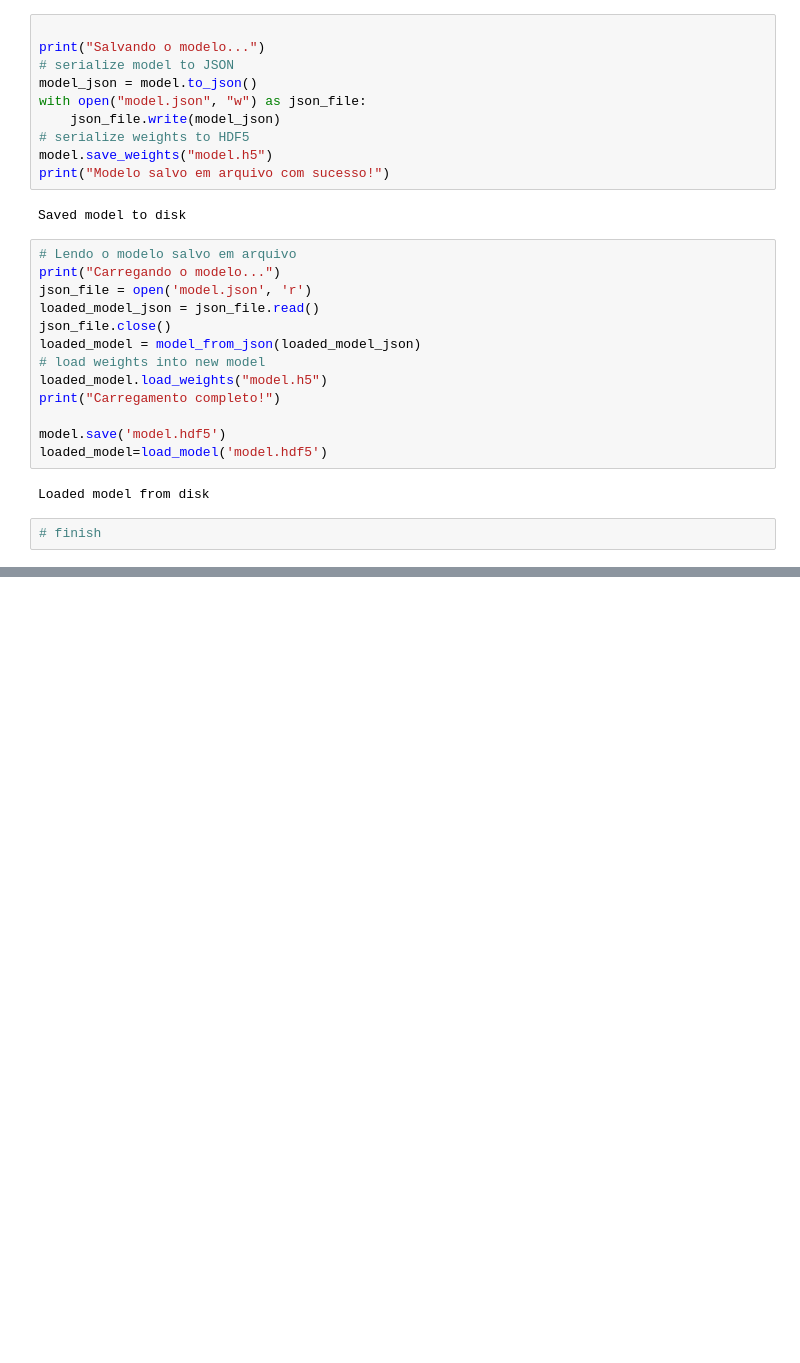
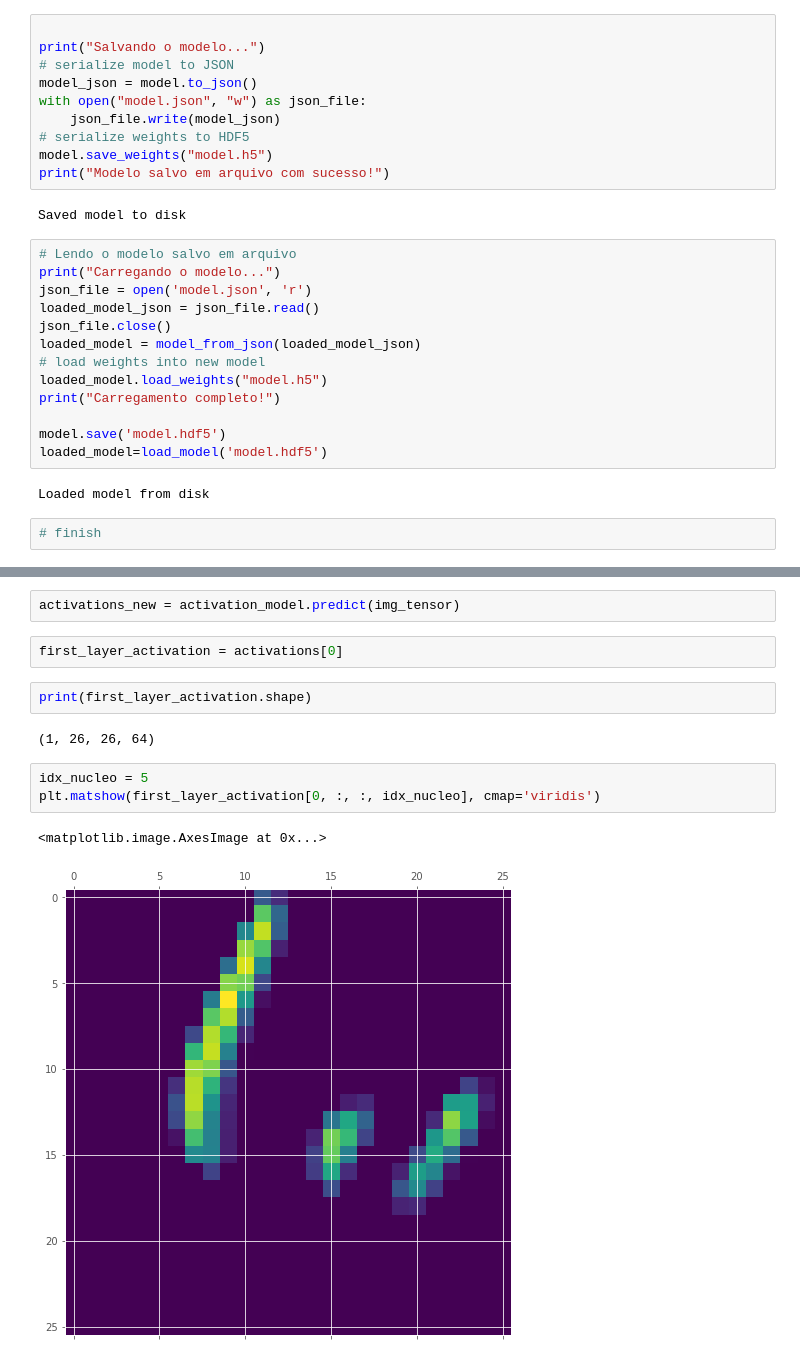
Before and after one commit to diogenesd/mnist, a Jupyter notebook: MNIST-ConvNet.ipynb, the cells around one changed output, grey strips where cells are left out. Saved outputs shown, nothing was run; the diff lists cells and outputs as text; blank space fills up the shorter version.

Commit message:
descida gradiente nucleos

```diff
--- a/MNIST-ConvNet.ipynb
+++ b/MNIST-ConvNet.ipynb
@@ -809,0 +891,14 @@ Loaded model from disk
+# %%
+activations_new = activation_model.predict(img_tensor)
+# %%
+first_layer_activation = activations[0]
+# %%
+print(first_layer_activation.shape)
+# %% [output]
+(1, 26, 26, 64)
+# %%
+idx_nucleo = 5
+plt.matshow(first_layer_activation[0, :, :, idx_nucleo], cmap='viridis')
+# %% [output]
+<matplotlib.image.AxesImage at 0x...>
+[figure, added]
```
Also changed, not shown: parts of 45 cells of this notebook, 1 other file.
